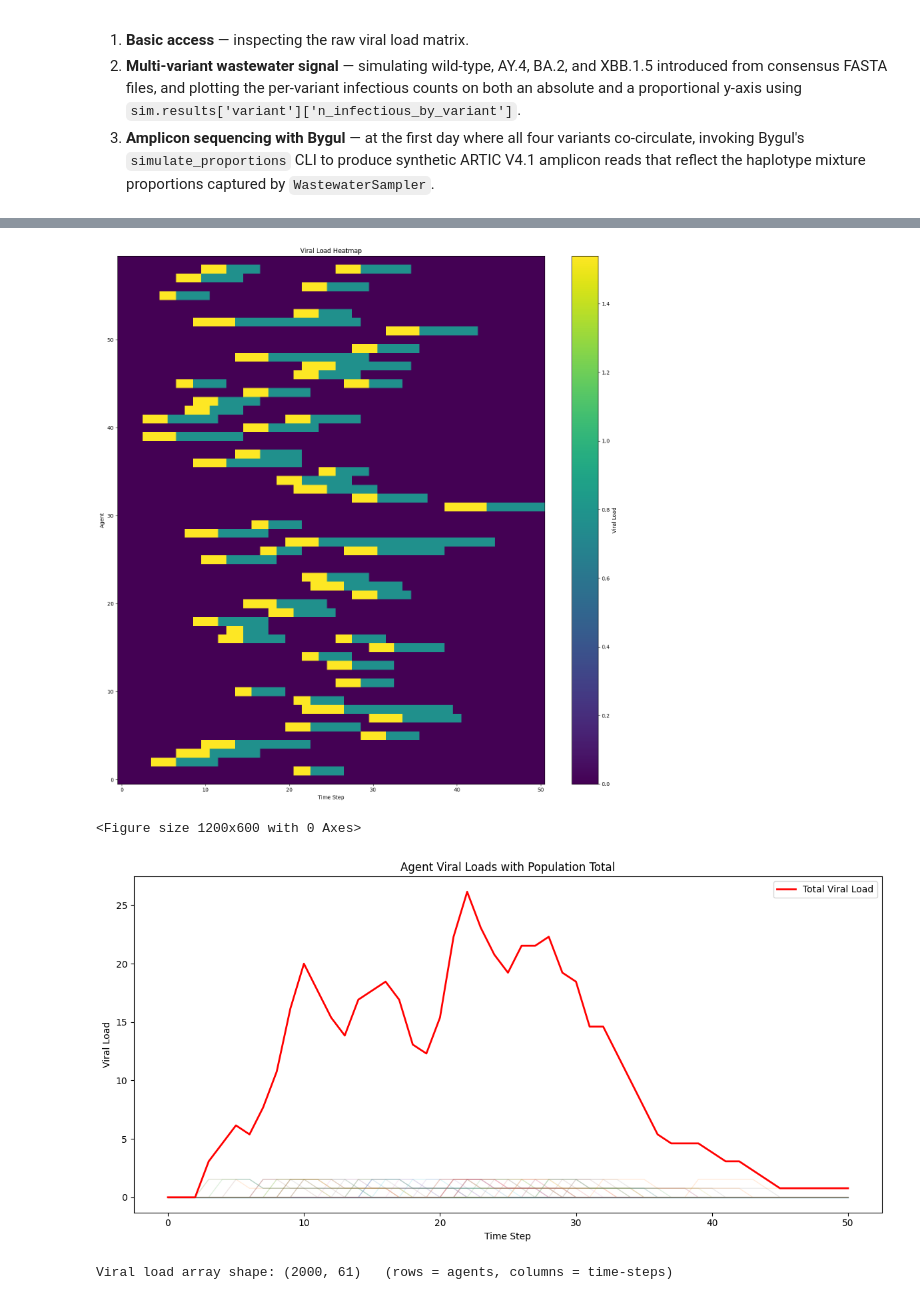
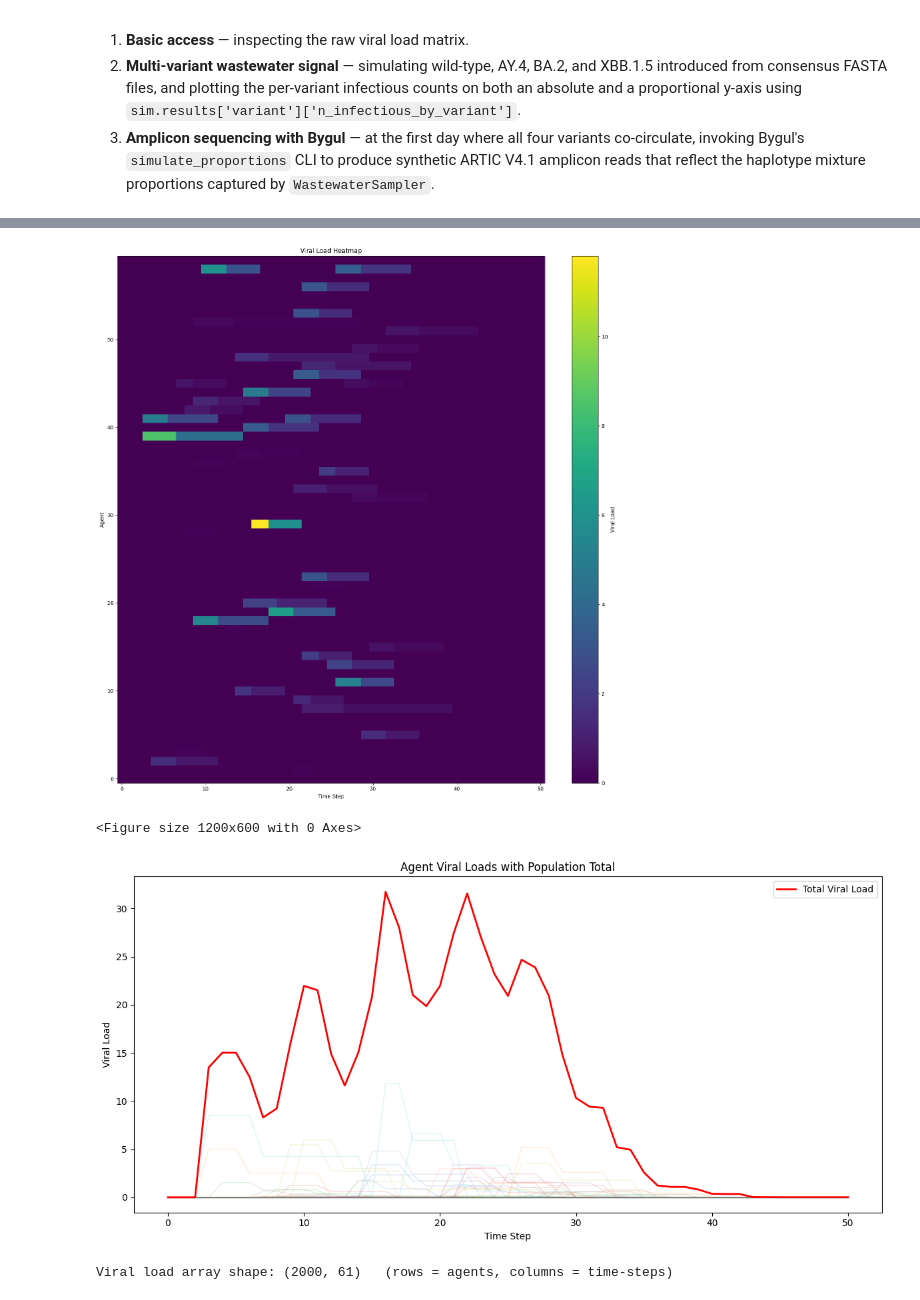
Before and after one commit to andersen-lab/covasim4wastewater, a Jupyter notebook: docs/tutorials/tut_wastewater.ipynb, the cells around one changed output, grey strips where cells are left out. Drawn from its saved outputs; the diff is of its cells as text; code cells hidden in the pictures.

Commit message:
updating viral_load to viral_shedding

```diff
--- a/docs/tutorials/tut_wastewater.ipynb
+++ b/docs/tutorials/tut_wastewater.ipynb
@@ -19,7 +19,6 @@ This tutorial covers:
 # %%
 import covasim as cv
 import matplotlib.pyplot as plt
-import numpy as np
 
 sim = cv.Sim(pop_size=60,
              pop_type='hybrid',
@@ -29,11 +28,11 @@ sim = cv.Sim(pop_size=60,
              n_imports=0,
              verbose=0)
 sim.run()
-viral_load = sim.results['viral_load_hist']
+viral_shedding = sim.results['viral_shedding_hist']
 plt.figure(figsize=(15, 15))
 
 im = plt.imshow(
-    viral_load,
+    viral_shedding,
     aspect='auto',      # prevents squashing
     origin='lower',     # agent 0 at bottom
     cmap='viridis'      # choose colormap
@@ -49,14 +48,14 @@ plt.tight_layout()
 plt.show()
 plt.figure(figsize=(12,6))
 
-sum_vl = viral_load.sum(axis=0)
+sum_vl = viral_shedding.sum(axis=0)
 
 plt.figure(figsize=(12,6))
 
 # Individual agents
-for i in range(viral_load.shape[0]):
+for i in range(viral_shedding.shape[0]):
     plt.plot(
-        viral_load[i],
+        viral_shedding[i],
         alpha=0.15,
         linewidth=1
     )
@@ -79,7 +80,7 @@ plt.show()
 Covasim 3.1.8 (2026-05-29) — © 2020-2026 by IDM
-[figure, old version]
+[figure, new version]
 <Figure size 1200x600 with 0 Axes>
-[figure, old version]
+[figure, new version]
 # %%
 import covasim as cv
 
```
Also changed, not shown: parts of 2 cells of this notebook.
